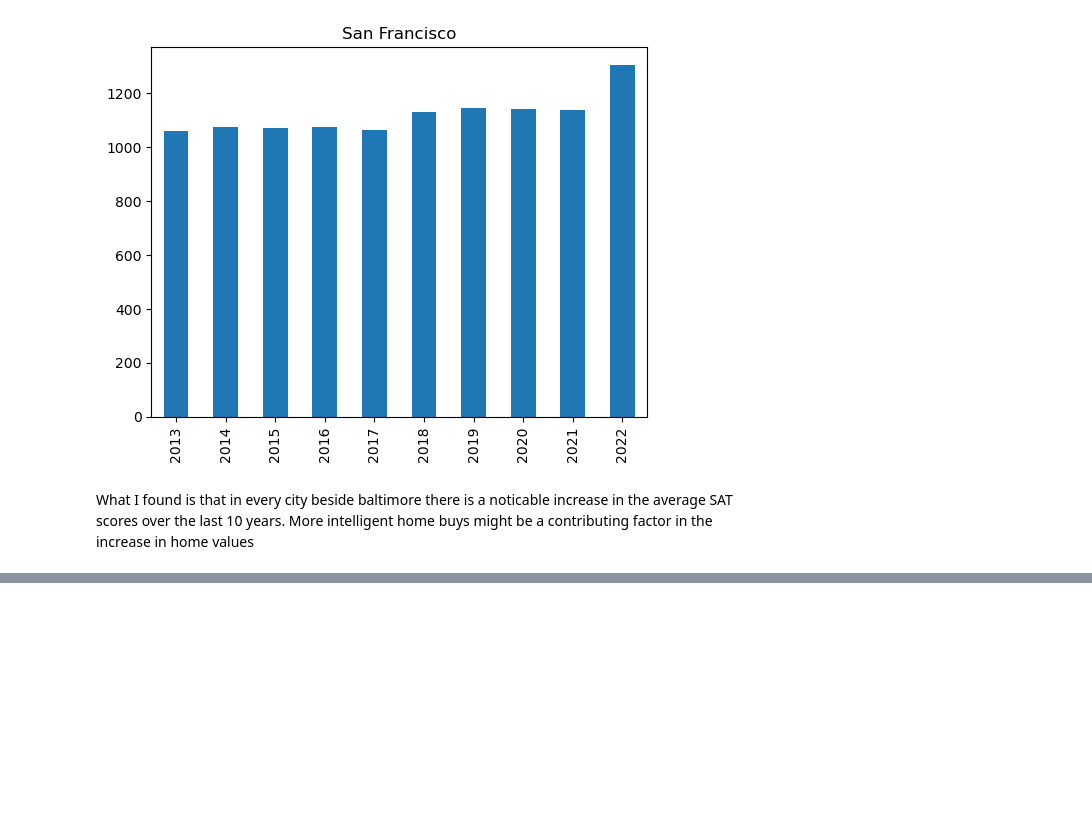
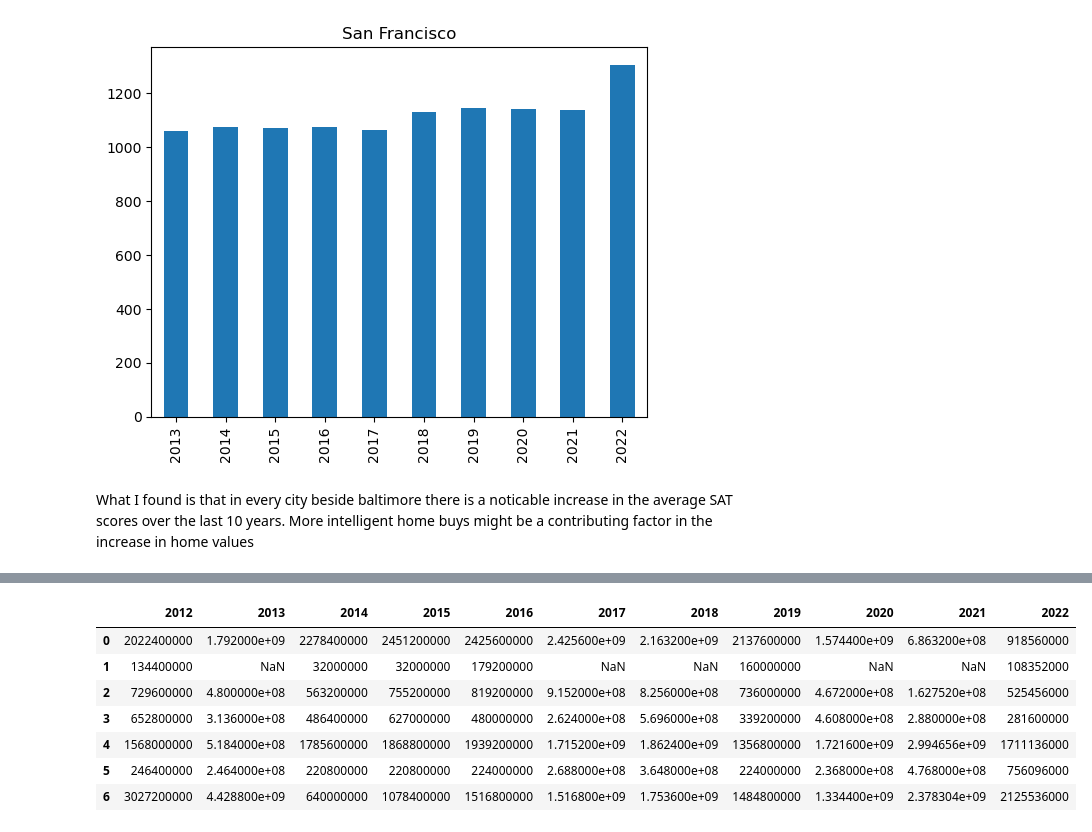
Before and after one commit to MWatkins87/Class_Project_Group_5, a Jupyter notebook: matthew_watkins.ipynb, the cells around one changed output, grey strips where cells are left out. Drawn from its saved outputs; the diff is of its cells as text; code cells hidden in the pictures; blank space fills up the shorter version.

```diff
--- a/matthew_watkins.ipynb
+++ b/matthew_watkins.ipynb
@@ -1090,0 +1026,24 @@ memory usage: 1.3+ KB
+# %%
+# the read html produced a list of dataframes
+# creating a dataframe using the first datafram in the list
+combined_df = money[0]
+for df in money[1:3]:
+    # merging 3 dataframes together
+    combined_df = pd.merge(combined_df, df, on='Denomination', how='inner')
+# just the columns I want
+money_df = combined_df[["FY 2012", "FY 2013", "FY 2014", "FY 2015", "FY 2016", "FY 2017", "FY 2018", "FY 2019", "FY 2020", "FY 2021", "FY 2022"]]
+for i in range(2010,2024):
+    money_df = money_df.rename(columns={f"FY {i}":f"{i}"})
+money_df
+
+# left over code from above
+# money_df2 = combined_df.loc[:,"FY 2012":"FY 2022"]
+# %% [output]
+|  | 2012 | 2013 | 2014 | 2015 | 2016 | 2017 | 2018 | 2019 | 2020 | 2021 | 2022 |
+| 0 | 2022400000 | 1.792000e+09 | 2278400000 | 2451200000 | 2425600000 | 2.425600e+09 | 2.163200e+09 | 2137600000 | 1.574400e+09 | 6.863200e+08 | 918560000 |
+| 1 | 134400000 | NaN | 32000000 | 32000000 | 179200000 | NaN | NaN | 160000000 | NaN | NaN | 108352000 |
+| 2 | 729600000 | 4.800000e+08 | 563200000 | 755200000 | 819200000 | 9.152000e+08 | 8.256000e+08 | 736000000 | 4.672000e+08 | 1.627520e+08 | 525456000 |
+| 3 | 652800000 | 3.136000e+08 | 486400000 | 627000000 | 480000000 | 2.624000e+08 | 5.696000e+08 | 339200000 | 4.608000e+08 | 2.880000e+08 | 281600000 |
+| 4 | 1568000000 | 5.184000e+08 | 1785600000 | 1868800000 | 1939200000 | 1.715200e+09 | 1.862400e+09 | 1356800000 | 1.721600e+09 | 2.994656e+09 | 1711136000 |
+| 5 | 246400000 | 2.464000e+08 | 220800000 | 220800000 | 224000000 | 2.688000e+08 | 3.648000e+08 | 224000000 | 2.368000e+08 | 4.768000e+08 | 756096000 |
+| 6 | 3027200000 | 4.428800e+09 | 640000000 | 1078400000 | 1516800000 | 1.516800e+09 | 1.753600e+09 | 1484800000 | 1.334400e+09 | 2.378304e+09 | 2125536000 |
```
Also changed, not shown: parts of 11 cells of this notebook.
